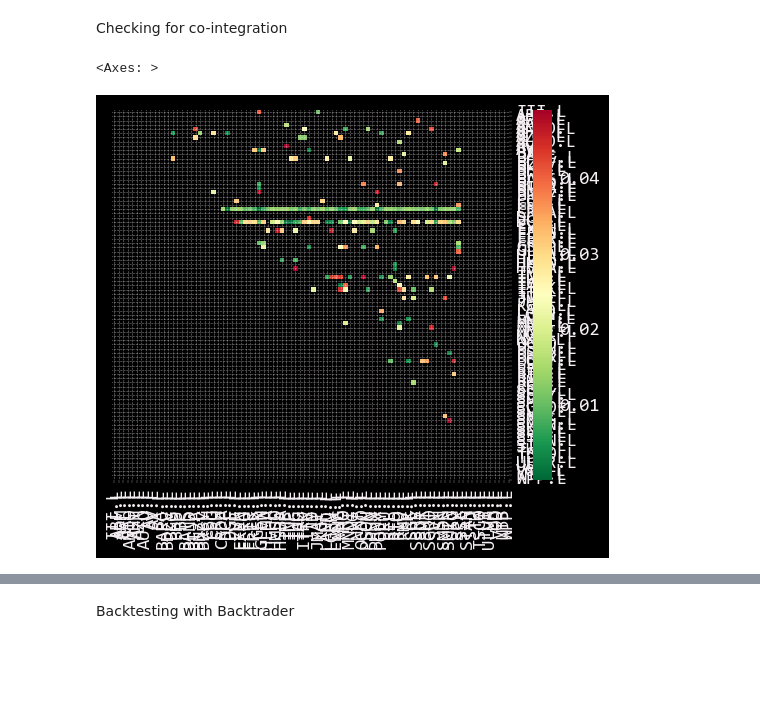
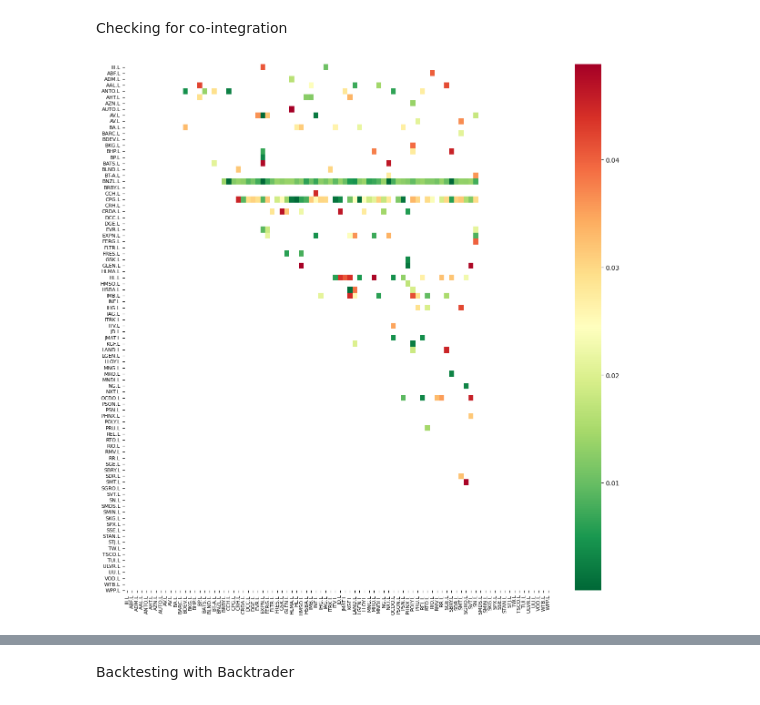
Before and after one commit to AryanLangeh02/algo-trading-bot, a Jupyter notebook: pairs_trading.ipynb, the cells around one changed output, grey strips where cells are left out. Cells and saved outputs as stored; diff of their text form; code cells hidden in the pictures; blank space fills up the shorter version.

```diff
--- a/pairs_trading.ipynb
+++ b/pairs_trading.ipynb
@@ -72,12 +82,0 @@ def find_cointegrated_pairs(data):
-# %%
-scores, pvalues, pairs = find_cointegrated_pairs(data)
-seaborn.heatmap(
-    pvalues,
-    xticklabels=ftse100_tickers,
-    yticklabels=ftse100_tickers,
-    cmap='RdYlGn_r',
-    mask = (pvalues >= 0.05)
-)
-# %% [output]
-<Axes: >
-[figure, removed]
@@ -83,0 +85,20 @@ seaborn.heatmap(
+# %%
+# Set the figure size using Matplotlib
+plt.figure(figsize=(15, 15))  # Adjust the dimensions (12, 10) as needed
+
+# Now create the heatmap
+ax = seaborn.heatmap(
+    filtered_pvalue_matrix,
+    xticklabels=ftse100_tickers,
+    yticklabels=ftse100_tickers,
+    cmap='RdYlGn_r',
+    mask=(filtered_pvalue_matrix >= 0.05)
+)
+
+# Optionally, set the size of the tick labels
+ax.tick_params(axis='both', which='major', labelsize=8)  # Adjust labelsize as needed
+
+# Show the plot
+plt.show()
+# %% [output]
+[figure, added]
```
Also changed, not shown: parts of 13 cells of this notebook, 1 other file.
